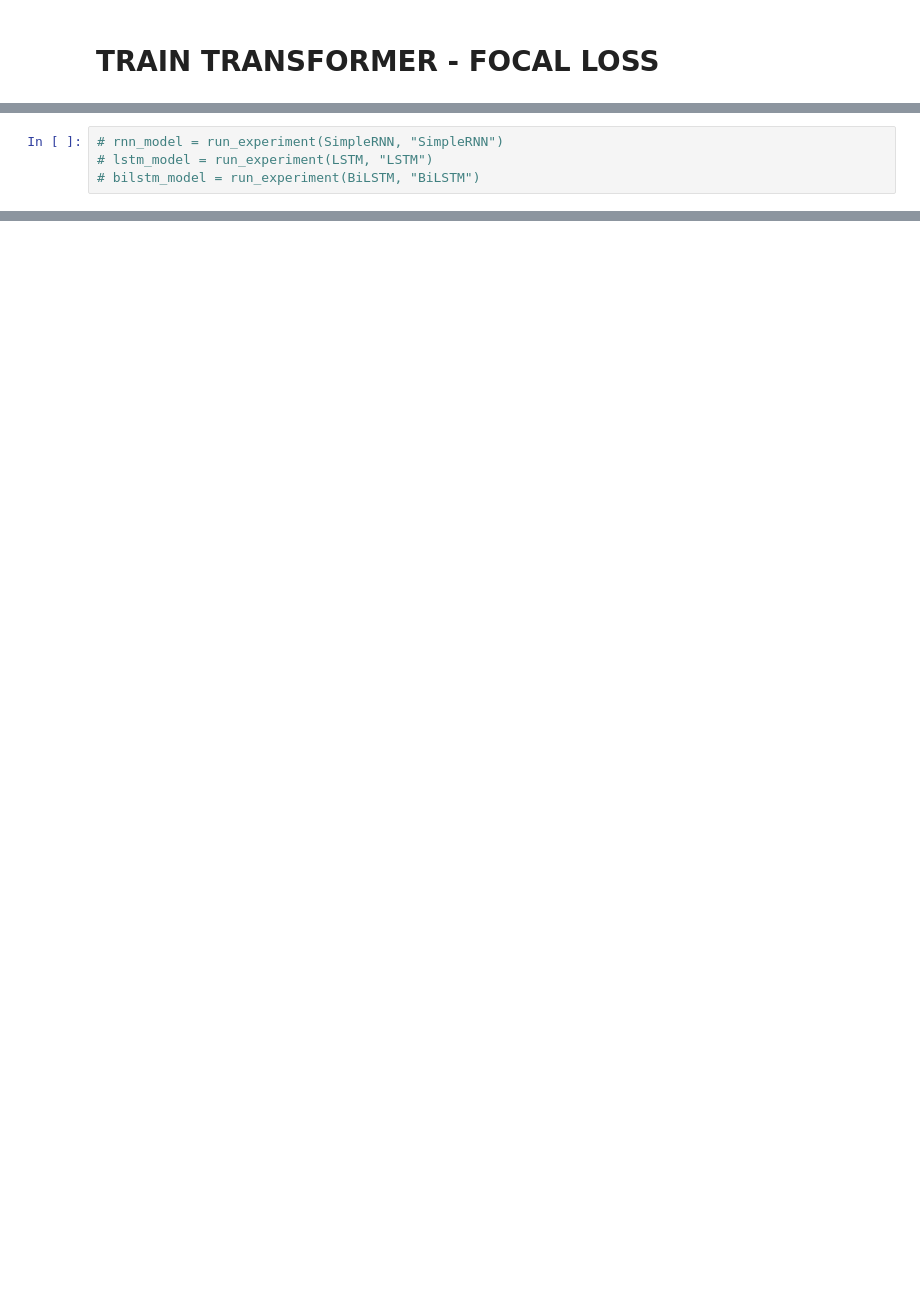
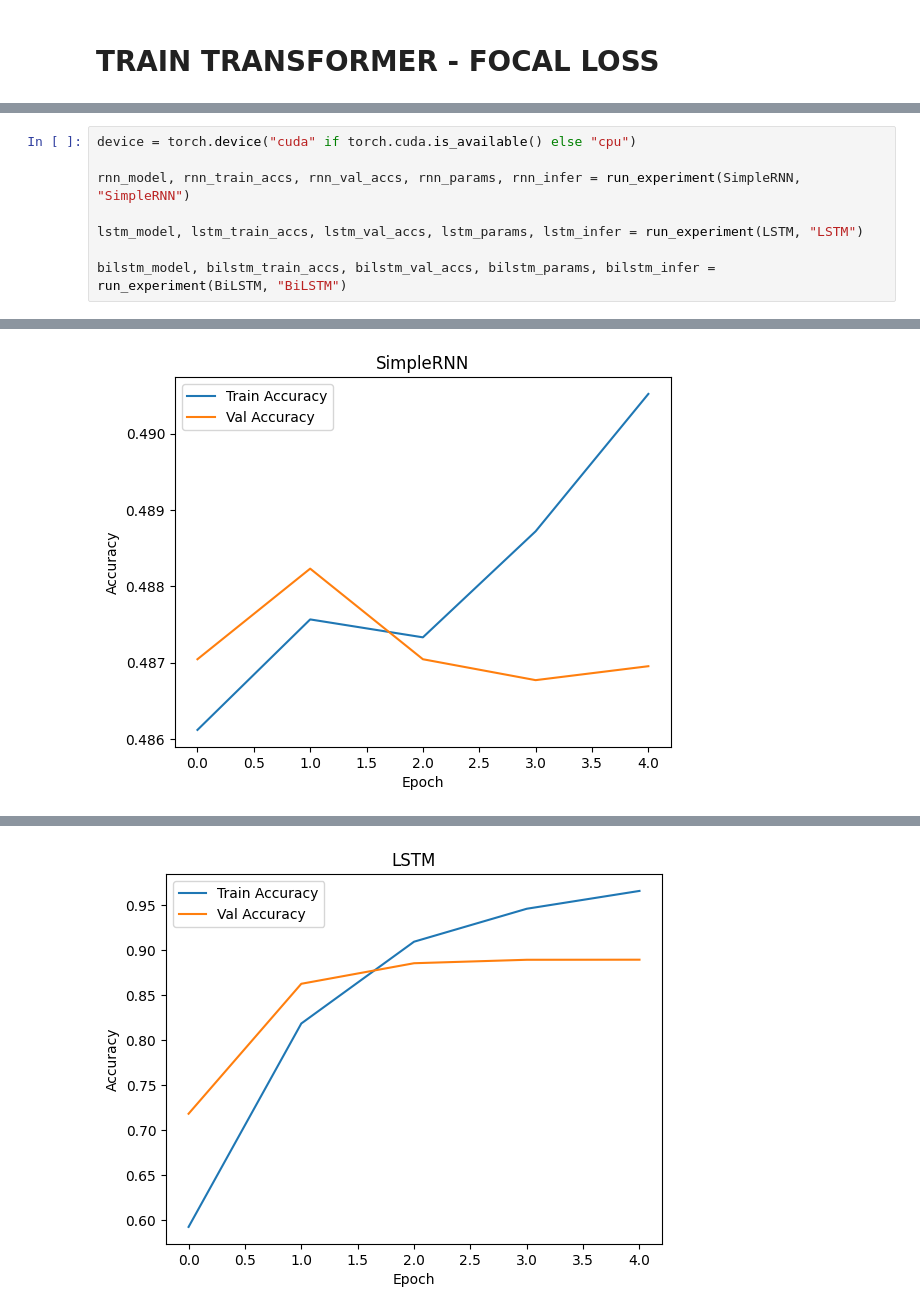
Before and after one commit to anhkiet287/ai_dl, a Jupyter notebook: src/DLA_Assignment1_Text.ipynb, the cells around one changed output, grey strips where cells are left out. Drawn from its saved outputs; the diff is of its cells as text; blank space fills up the shorter version.

```diff
--- a/src/DLA_Assignment1_Text.ipynb
+++ b/src/DLA_Assignment1_Text.ipynb
@@ -1208,4 +1402,9 @@ plot_confusion_matrix(distil_model, distil_loader, device, class_names, title="D
 # %%
-# rnn_model = run_experiment(SimpleRNN, "SimpleRNN")
-# lstm_model = run_experiment(LSTM, "LSTM")
-# bilstm_model = run_experiment(BiLSTM, "BiLSTM")
+device = torch.device("cuda" if torch.cuda.is_available() else "cpu")
+
+rnn_model, rnn_train_accs, rnn_val_accs, rnn_params, rnn_infer = run_experiment(SimpleRNN, "SimpleRNN")
+
+lstm_model, lstm_train_accs, lstm_val_accs, lstm_params, lstm_infer = run_experiment(LSTM, "LSTM")
+
+bilstm_model, bilstm_train_accs, bilstm_val_accs, bilstm_params, bilstm_infer = run_experiment(BiLSTM, "BiLSTM")
+# %% [output]
@@ -1211,0 +1420 @@ plot_confusion_matrix(distil_model, distil_loader, device, class_names, title="D
+[figure, added]
@@ -1211,0 +1430 @@ plot_confusion_matrix(distil_model, distil_loader, device, class_names, title="D
+[figure, added]
```
Also changed, not shown: parts of 24 cells of this notebook, 22 other files.
